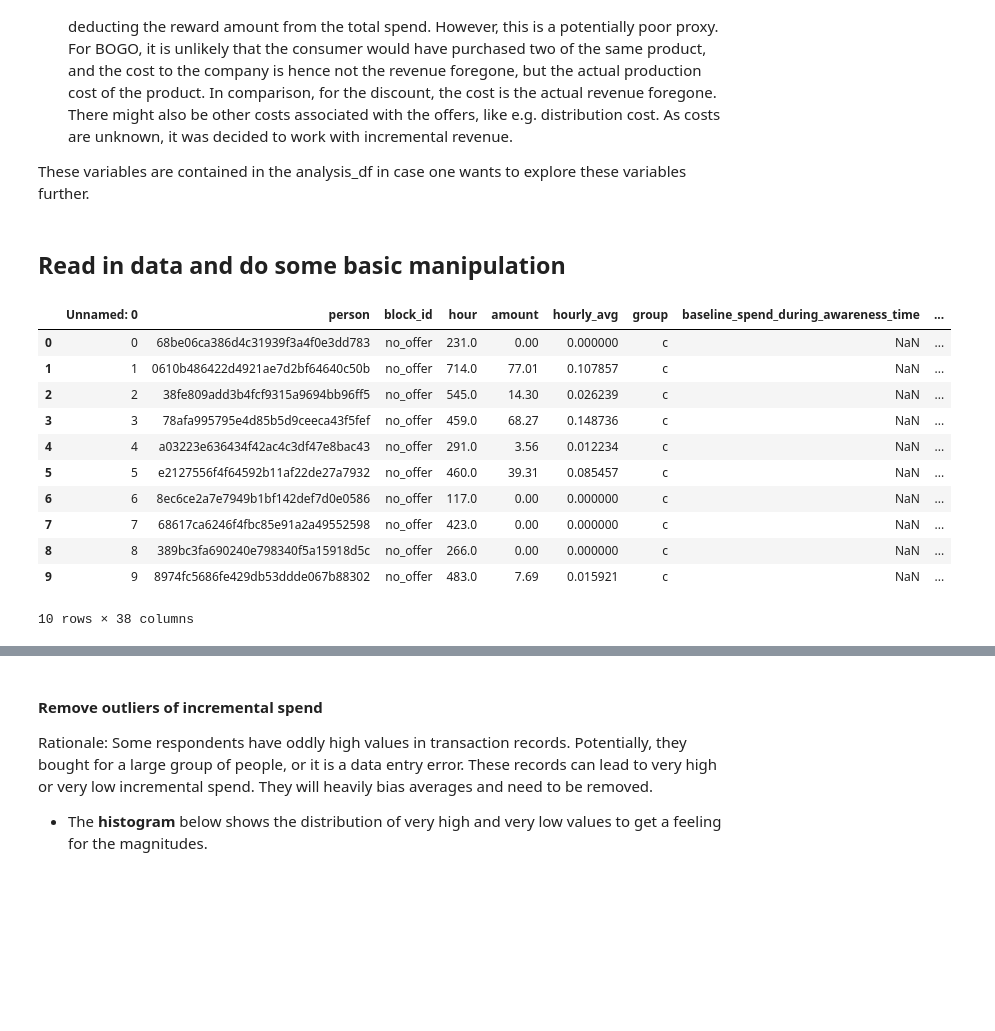
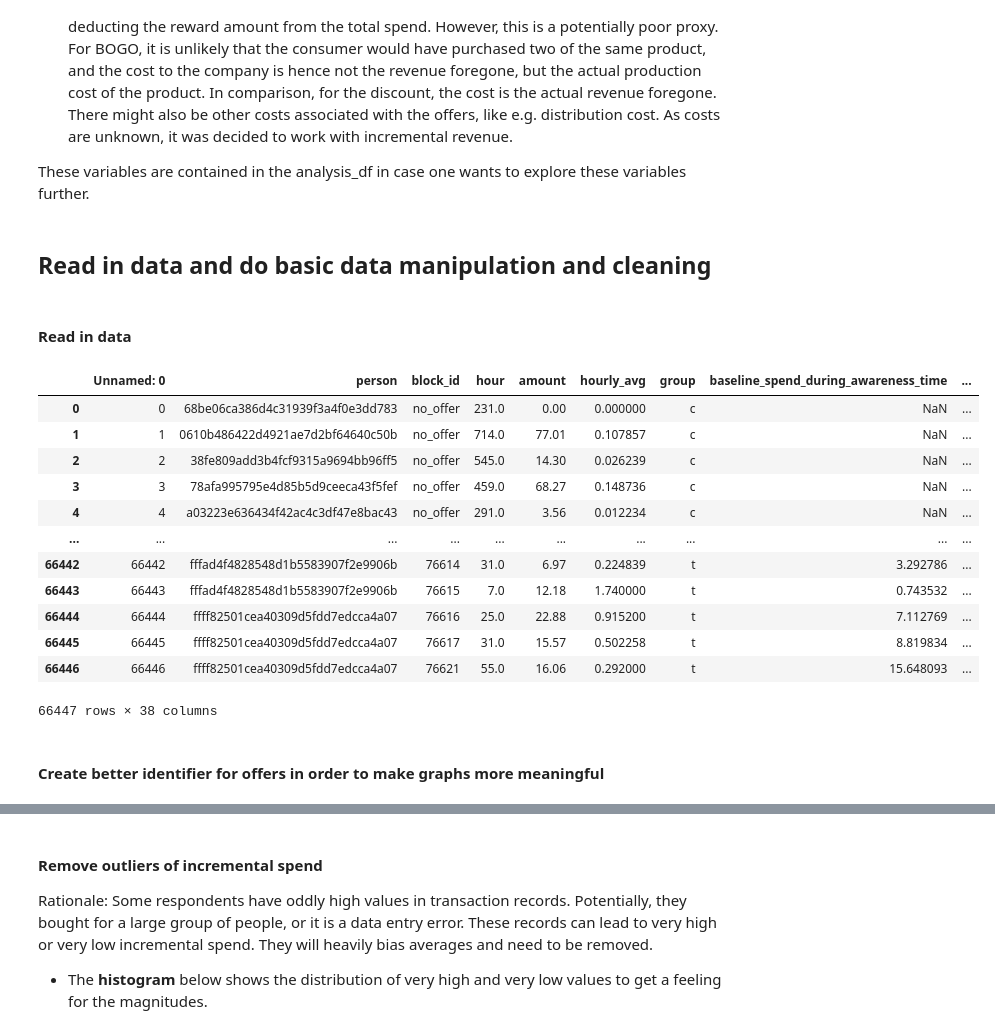
Before and after one commit to judithleao/capstone-project-starbucks, a Jupyter notebook: Starbucks-Analysis.ipynb, the cells around one changed output, grey strips where cells are left out. Drawn from its saved outputs; the diff is of its cells as text; code cells hidden in the pictures; blank space fills up the shorter version.

```diff
--- a/Starbucks-Analysis.ipynb
+++ b/Starbucks-Analysis.ipynb
@@ -22,5 +22,7 @@ from scipy import stats
 from statsmodels.stats.multicomp import pairwise_tukeyhsd
 import statsmodels.api as sm
 # %% [markdown]
-## Read in data and do some basic manipulation
+## Read in data and do basic data manipulation and cleaning
+# %% [markdown]
+#### Read in data
 # %%
@@ -29,18 +33,21 @@ analysis_df = pd.read_csv(r'2021_12_27_analysis_df.csv')
 # %%
-analysis_df.head(10)
+analysis_df
 # %% [output]
 |  | Unnamed: 0 | person | block_id | hour | amount | hourly_avg | group | baseline_spend_during_awareness_time | ... |
 | 0 | 0 | 68be06ca386d4c31939f3a4f0e3dd783 | no_offer | 231.0 | 0.00 | 0.000000 | c | NaN | ... |
 | 1 | 1 | 0610b486422d4921ae7d2bf64640c50b | no_offer | 714.0 | 77.01 | 0.107857 | c | NaN | ... |
 | 2 | 2 | 38fe809add3b4fcf9315a9694bb96ff5 | no_offer | 545.0 | 14.30 | 0.026239 | c | NaN | ... |
 | 3 | 3 | 78afa995795e4d85b5d9ceeca43f5fef | no_offer | 459.0 | 68.27 | 0.148736 | c | NaN | ... |
 | 4 | 4 | a03223e636434f42ac4c3df47e8bac43 | no_offer | 291.0 | 3.56 | 0.012234 | c | NaN | ... |
-| 5 | 5 | e2127556f4f64592b11af22de27a7932 | no_offer | 460.0 | 39.31 | 0.085457 | c | NaN | ... |
-| 6 | 6 | 8ec6ce2a7e7949b1bf142def7d0e0586 | no_offer | 117.0 | 0.00 | 0.000000 | c | NaN | ... |
-| 7 | 7 | 68617ca6246f4fbc85e91a2a49552598 | no_offer | 423.0 | 0.00 | 0.000000 | c | NaN | ... |
-| 8 | 8 | 389bc3fa690240e798340f5a15918d5c | no_offer | 266.0 | 0.00 | 0.000000 | c | NaN | ... |
-| 9 | 9 | 8974fc5686fe429db53ddde067b88302 | no_offer | 483.0 | 7.69 | 0.015921 | c | NaN | ... |
+| ... | ... | ... | ... | ... | ... | ... | ... | ... | ... |
+| 66442 | 66442 | fffad4f4828548d1b5583907f2e9906b | 76614 | 31.0 | 6.97 | 0.224839 | t | 3.292786 | ... |
+| 66443 | 66443 | fffad4f4828548d1b5583907f2e9906b | 76615 | 7.0 | 12.18 | 1.740000 | t | 0.743532 | ... |
+| 66444 | 66444 | ffff82501cea40309d5fdd7edcca4a07 | 76616 | 25.0 | 22.88 | 0.915200 | t | 7.112769 | ... |
+| 66445 | 66445 | ffff82501cea40309d5fdd7edcca4a07 | 76617 | 31.0 | 15.57 | 0.502258 | t | 8.819834 | ... |
+| 66446 | 66446 | ffff82501cea40309d5fdd7edcca4a07 | 76621 | 55.0 | 16.06 | 0.292000 | t | 15.648093 | ... |
-10 rows × 38 columns
+66447 rows × 38 columns
+# %% [markdown]
+#### Create better identifier for offers in order to make graphs more meaningful
 # %%
 # Create a variable that identifies offers and gives some descriptive context:
 # type_difficulty_reward_#channels
```
Also changed, not shown: parts of 16 cells of this notebook.
